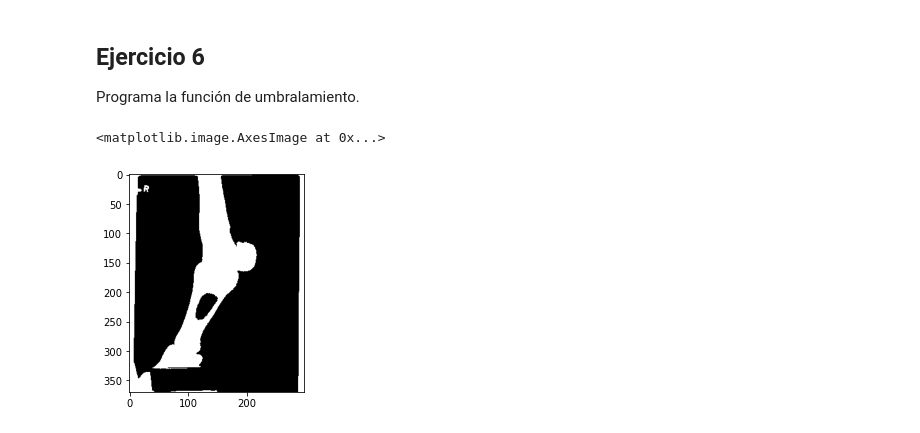
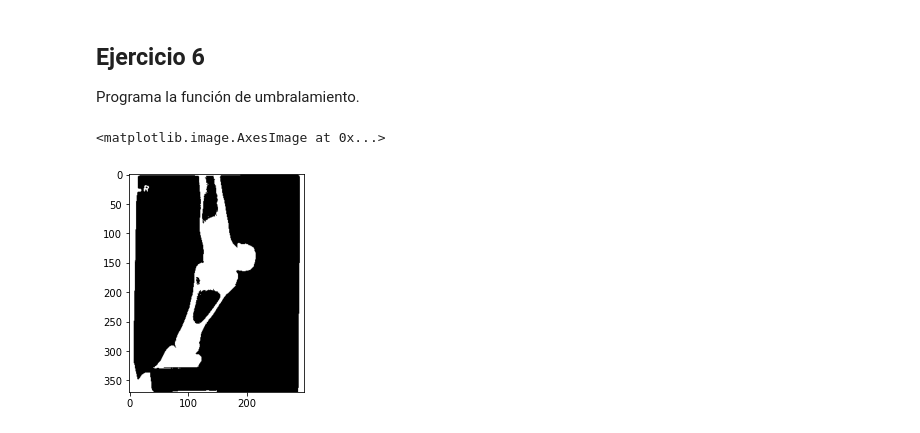
Before and after one commit to PaPablo/pdi-mdp, a Jupyter notebook: practica/01/tp01.ipynb, the cells around one changed output. Saved outputs shown, nothing was run; the diff lists cells and outputs as text; code cells hidden in the pictures.

```diff
--- a/practica/01/tp01.ipynb
+++ b/practica/01/tp01.ipynb
@@ -186,7 +186,7 @@ def threshold(im, thresh=.5):
     s[s<= thresh] =0
     return s
 # %%
-plt.imshow(threshold(im, .2), cmap='gray')
+plt.imshow(threshold(im, .25), cmap='gray')
 # %% [output]
 <matplotlib.image.AxesImage at 0x...>
-[figure, old version]
+[figure, new version]
```
Also changed, not shown: parts of 8 cells of this notebook, 1 other file.
